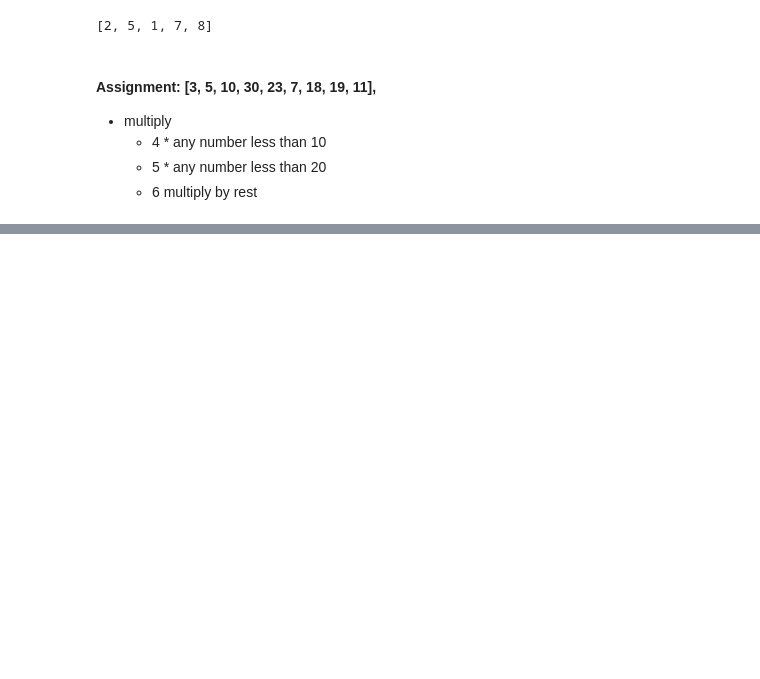
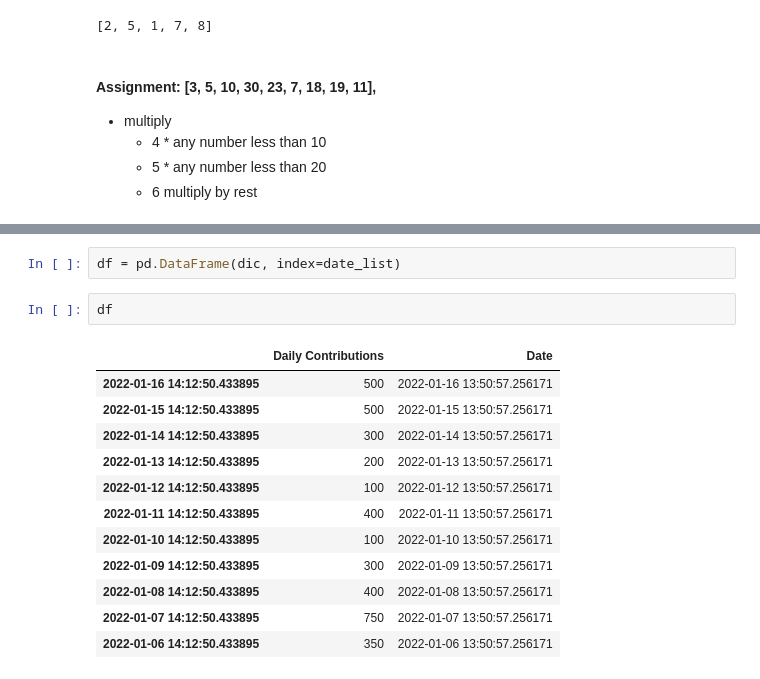
Before and after one commit to NextLmabda/BlueLambdaClass, a Jupyter notebook: Module 1/Week 1/Data Types and Variables.ipynb, the cells around one changed output, grey strips where cells are left out. Drawn from its saved outputs; the diff is of its cells as text; blank space fills up the shorter version.

```diff
--- a/Module 1/Week 1/Data Types and Variables.ipynb
+++ b/Module 1/Week 1/Data Types and Variables.ipynb
@@ -491,0 +529,17 @@ nums
+# %%
+df = pd.DataFrame(dic, index=date_list)
+# %%
+df
+# %% [output]
+|  | Daily Contributions | Date |
+| 2022-01-16 14:12:50.433895 | 500 | 2022-01-16 13:50:57.256171 |
+| 2022-01-15 14:12:50.433895 | 500 | 2022-01-15 13:50:57.256171 |
+| 2022-01-14 14:12:50.433895 | 300 | 2022-01-14 13:50:57.256171 |
+| 2022-01-13 14:12:50.433895 | 200 | 2022-01-13 13:50:57.256171 |
+| 2022-01-12 14:12:50.433895 | 100 | 2022-01-12 13:50:57.256171 |
+| 2022-01-11 14:12:50.433895 | 400 | 2022-01-11 13:50:57.256171 |
+| 2022-01-10 14:12:50.433895 | 100 | 2022-01-10 13:50:57.256171 |
+| 2022-01-09 14:12:50.433895 | 300 | 2022-01-09 13:50:57.256171 |
+| 2022-01-08 14:12:50.433895 | 400 | 2022-01-08 13:50:57.256171 |
+| 2022-01-07 14:12:50.433895 | 750 | 2022-01-07 13:50:57.256171 |
+| 2022-01-06 14:12:50.433895 | 350 | 2022-01-06 13:50:57.256171 |
```
Also changed, not shown: parts of 6 cells of this notebook, 1 other file.
